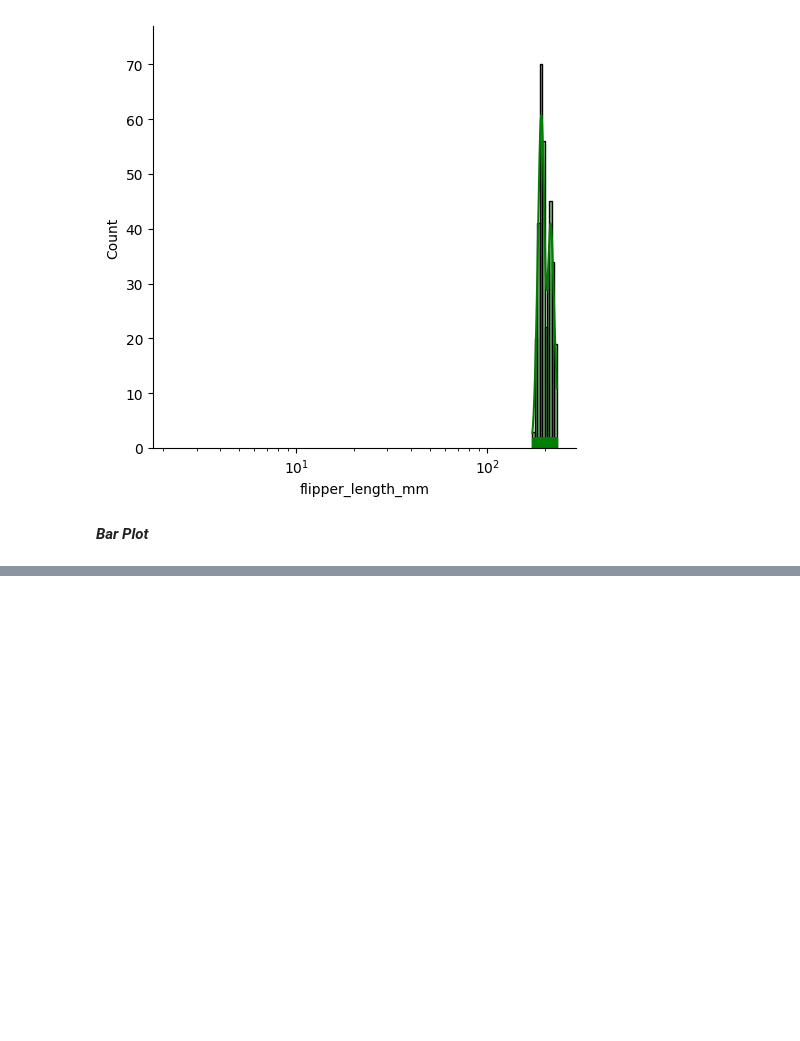
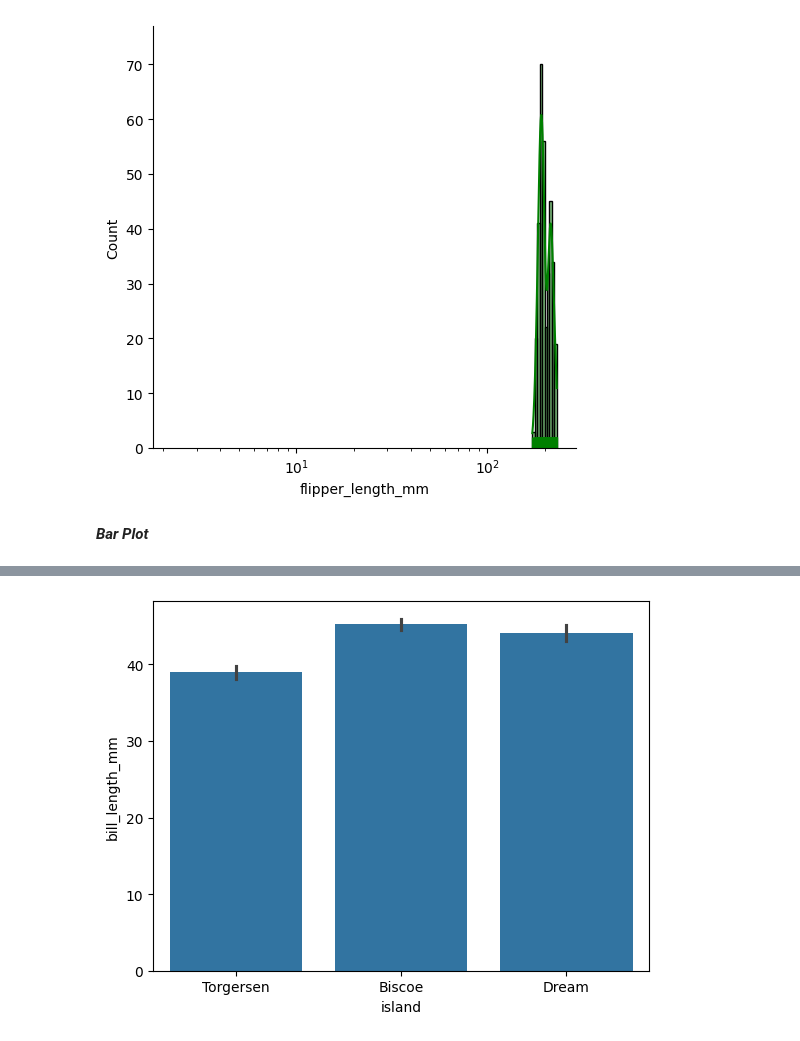
Before and after one commit to AwaisDS/My-Practice_Codes, a Jupyter notebook: Data_Visualisation/seaborn.ipynb, the cells around one changed output, grey strips where cells are left out. Saved outputs shown, nothing was run; the diff lists cells and outputs as text; code cells hidden in the pictures; blank space fills up the shorter version.

Commit message:
Bar plot complete

```diff
--- a/Data_Visualisation/seaborn.ipynb
+++ b/Data_Visualisation/seaborn.ipynb
@@ -176,3 +176,5 @@ plt.show()
 [figure]
 # %% [markdown]
 ***Bar Plot***
+# %%
+bar_data=sns.load_dataset('penguins')
@@ -178,0 +190,8 @@ plt.show()
+# %%
+sns.barplot(x='island' ,
+            y='bill_length_mm' ,
+            data=bar_data ,
+            )
+plt.show()
+# %% [output]
+[figure, added]
```
Also changed, not shown: parts of 14 cells of this notebook.
